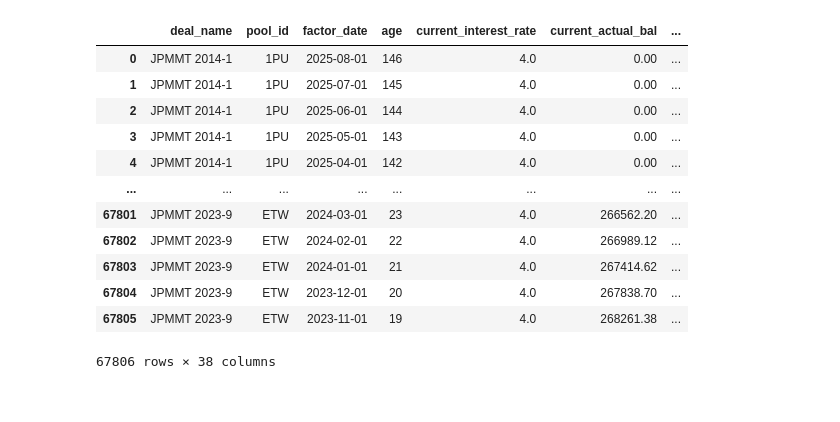
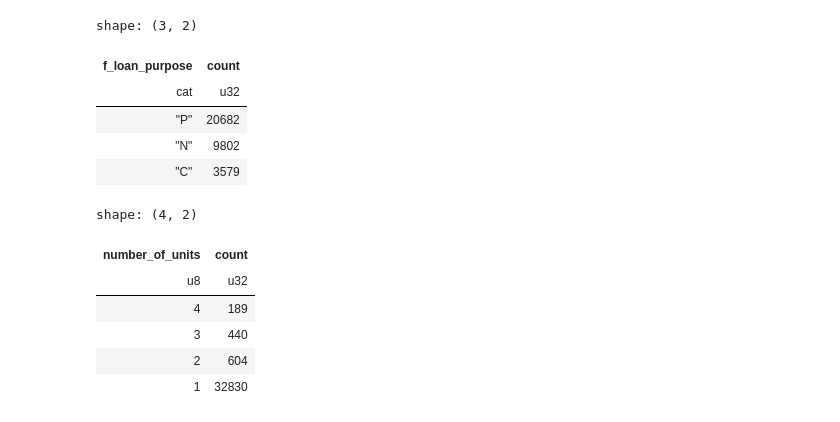
Before and after one commit to YimingZhang07/quantbullet, a Jupyter notebook: docs/experiments/test_resi_data_clean.ipynb, the cells around one changed output. Saved outputs shown, nothing was run; the diff lists cells and outputs as text; code cells hidden in the pictures.

Commit message:
more polars command

```diff
--- a/docs/experiments/test_resi_data_clean.ipynb
+++ b/docs/experiments/test_resi_data_clean.ipynb
@@ -64,0 +35,18 @@ Name: current_actual_bal, Length: 67806, dtype: float64
+# %%
+hpi_polars = hpi_polars.with_columns(
+    asofdate_dt = pl.col( "asofdate" ).cast( pl.Utf8 ).str.strptime( pl.Date, format="%Y%m%d" ),
+    yyyymm_str = pl.col( "asofdate" ).cast( pl.Utf8 ).str.slice( 0, 6 )
+).rename( { "hpi_index" : "hpi" } )
+
+hpi_polars = hpi_polars.with_columns(
+    hpi_lag_2 = pl.col( "hpi" ).shift(2).over( ("geo_type", "geo_code"), order_by="yyyymm_str", descending=False ),
+    hpi_lag_26 = pl.col( "hpi" ).shift(26).over( ("geo_type", "geo_code"), order_by="yyyymm_str", descending=False )
+)
+
+# hpi_polars_zip5 = hpi_polars.filter( pl.col( "geo_type" ) == "ZIP" ).rename( { "geo_code": "zip5", "hpi_index" : "hpi_zip5" } )
+# hpi_polars_zip3 = hpi_polars.filter( pl.col( "geo_type" ) == "ZIP3" ).rename( { "geo_code": "zip3", "hpi_index" : "hpi_zip3" } )
+# hpi_polars_state = hpi_polars.filter( pl.col( "geo_type" ) == "STATE" ).rename( { "geo_code": "state", "hpi_index" : "hpi_state" } )
+
+zip5_ref = hpi_polars.filter( pl.col( "geo_type" ) == "ZIP" )[ 'geo_code' ].unique().to_list()
+zip3_ref = hpi_polars.filter( pl.col( "geo_type" ) == "ZIP3" )[ 'geo_code' ].unique().to_list()
+state_ref = hpi_polars.filter( pl.col( "geo_type" ) == "STATE" )[ 'geo_code' ].unique().to_list()
@@ -174,16 +185,0 @@ df.loc[mask9 & (df["dlq_months"] >= 9), "dlq_status"] = "M270P"
-# %%
-df
-# %% [output]
-|  | deal_name | pool_id | factor_date | age | current_interest_rate | current_actual_bal | ... |
-| 0 | JPMMT 2014-1 | 1PU | 2025-08-01 | 146 | 4.0 | 0.00 | ... |
-| 1 | JPMMT 2014-1 | 1PU | 2025-07-01 | 145 | 4.0 | 0.00 | ... |
-| 2 | JPMMT 2014-1 | 1PU | 2025-06-01 | 144 | 4.0 | 0.00 | ... |
-| 3 | JPMMT 2014-1 | 1PU | 2025-05-01 | 143 | 4.0 | 0.00 | ... |
-| 4 | JPMMT 2014-1 | 1PU | 2025-04-01 | 142 | 4.0 | 0.00 | ... |
-| ... | ... | ... | ... | ... | ... | ... | ... |
-| 67801 | JPMMT 2023-9 | ETW | 2024-03-01 | 23 | 4.0 | 266562.20 | ... |
-| 67802 | JPMMT 2023-9 | ETW | 2024-02-01 | 22 | 4.0 | 266989.12 | ... |
-| 67803 | JPMMT 2023-9 | ETW | 2024-01-01 | 21 | 4.0 | 267414.62 | ... |
-| 67804 | JPMMT 2023-9 | ETW | 2023-12-01 | 20 | 4.0 | 267838.70 | ... |
-| 67805 | JPMMT 2023-9 | ETW | 2023-11-01 | 19 | 4.0 | 268261.38 | ... |
-67806 rows × 38 columns
@@ -189,0 +190,13 @@ df
+# %%
+# data_polar_types.filter(
+#     pl.col( "ever_m30" ).eq( True )
+# )
+
+data_polar_types['f_loan_purpose'].value_counts()
+# %% [output]
+shape: (3, 2)
+| f_loan_purpose | count |
+| cat | u32 |
+| "P" | 20682 |
+| "N" | 9802 |
+| "C" | 3579 |
@@ -189,0 +207,10 @@ df
+# %%
+data_polar_types['number_of_units'].value_counts()
+# %% [output]
+shape: (4, 2)
+| number_of_units | count |
+| u8 | u32 |
+| 4 | 189 |
+| 3 | 440 |
+| 2 | 604 |
+| 1 | 32830 |
```
Also changed, not shown: parts of 22 cells of this notebook.
